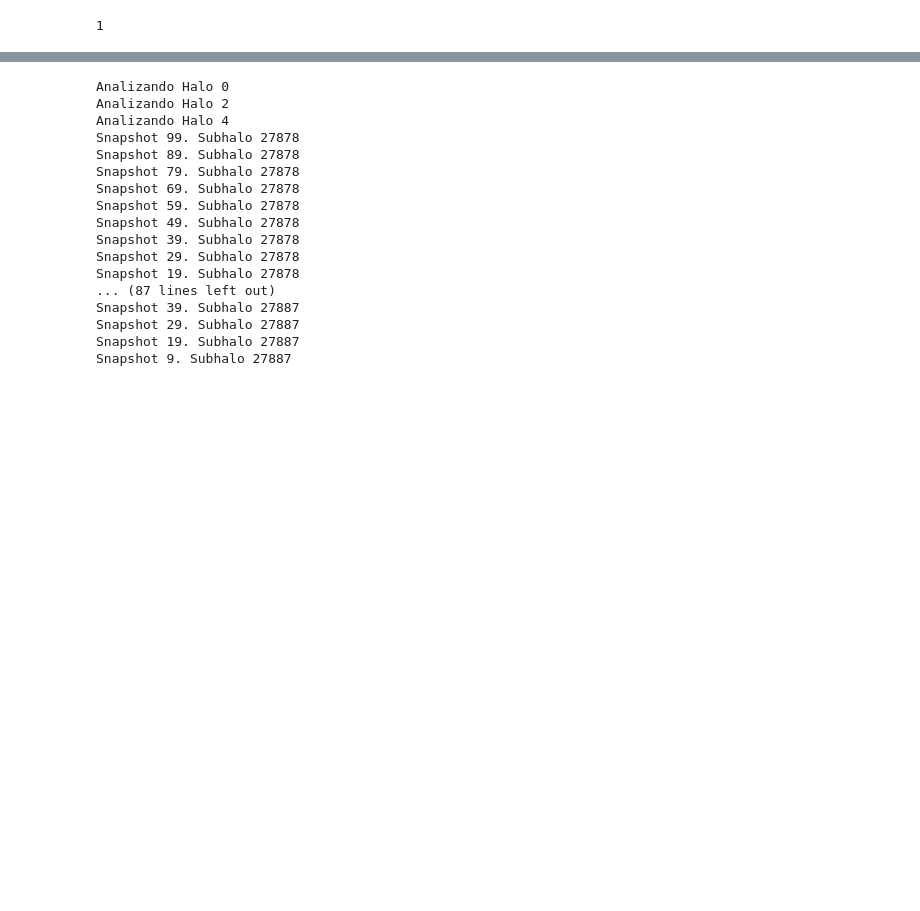
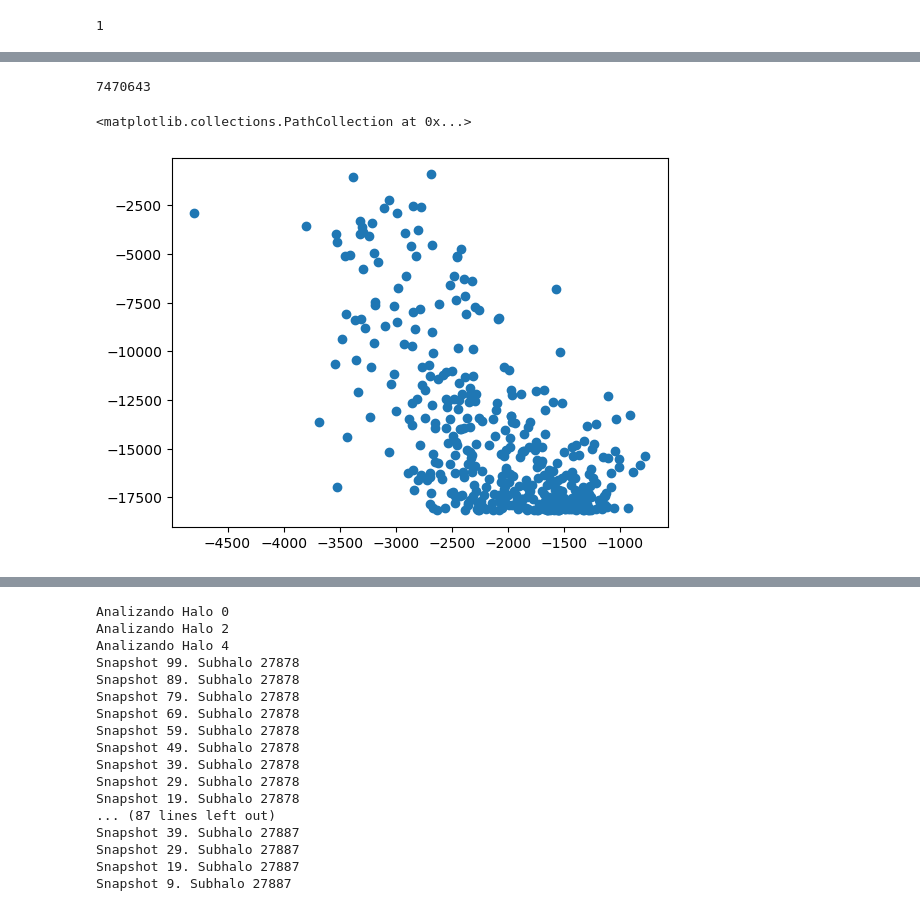
Before and after one commit to Martindelosrios/ROGER2, a Jupyter notebook: codes/1_download_systems.ipynb, the cells around one changed output, grey strips where cells are left out. Cells and saved outputs as stored; diff of their text form; code cells hidden in the pictures; blank space fills up the shorter version.

```diff
--- a/codes/1_download_systems.ipynb
+++ b/codes/1_download_systems.ipynb
@@ -1136,0 +1403,21 @@ Warning, empty return. Subhalo [28282] at snapNum [99] not in tree.
+# %%
+G = 4.095 # km^2 Mpc / s^2 / Msun
+# %%
+gas_subhalo['count']
+# %% [output]
+7470643
+# %%
+ran_ind = np.random.randint(0,gas_subhalo['count'], 400)
+p1 = np.zeros(len(ran_ind))
+p2 = np.zeros(len(ran_ind))
+for j, jind in enumerate(ran_ind):
+    p1[j] = gas_subhalo['Masses'][jind] * gas_subhalo['Potential'][jind]
+
+    d1 = aux_dist[jind]
+    mass_enclosed = np.sum(gas_subhalo['Masses'][np.where(aux_dist < d1)[0]])
+    p2[j] = -G * mass_enclosed / d1
+# %%
+plt.scatter(p1,p2)
+# %% [output]
+<matplotlib.collections.PathCollection at 0x...>
+[figure, added]
```
Also changed, not shown: parts of 28 cells of this notebook, 1 other file.
